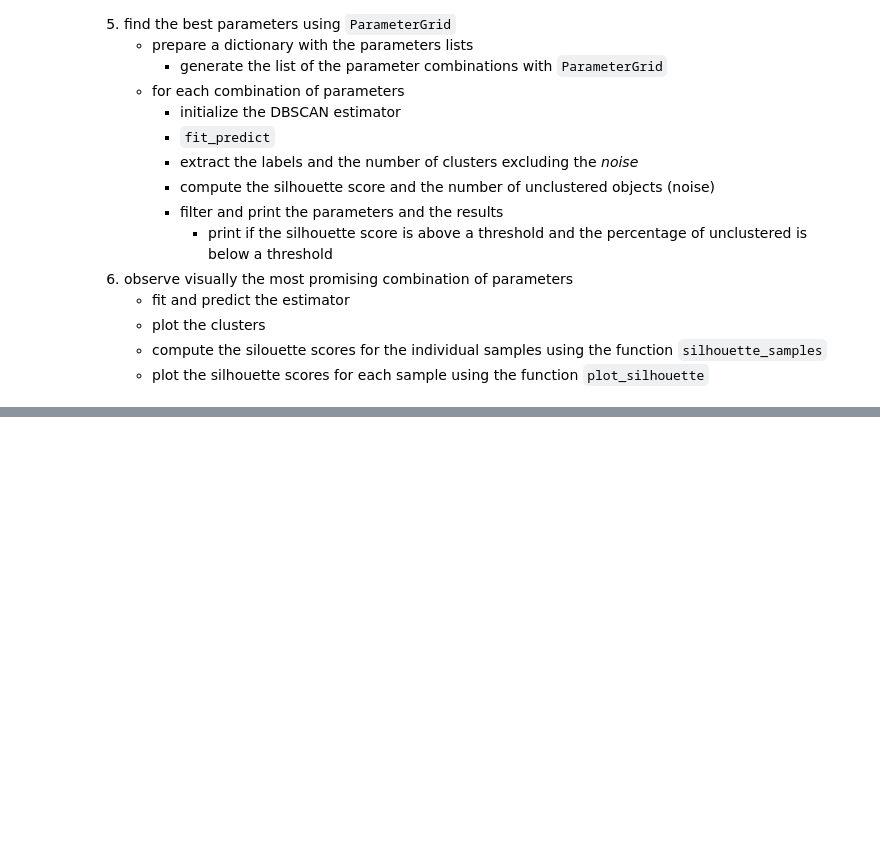
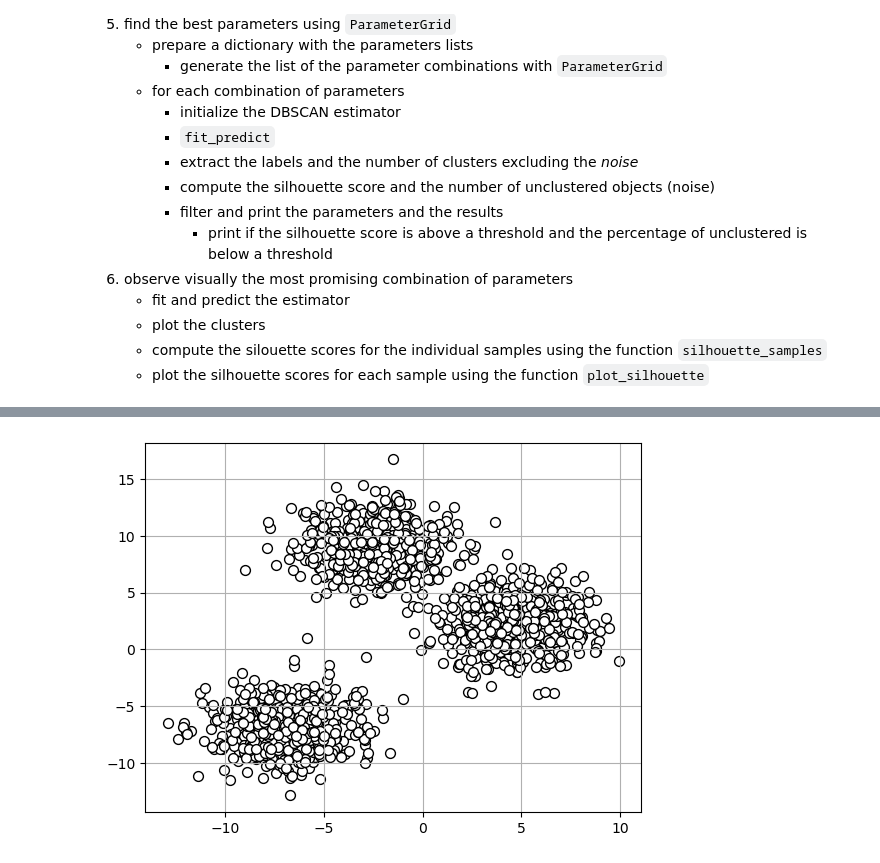
Before and after one commit to Rezashatery/clustering-DBSCAN, a Jupyter notebook: clustering-DBSCAN.ipynb, the cells around one changed output, grey strips where cells are left out. Cells and saved outputs as stored; diff of their text form; code cells hidden in the pictures; blank space fills up the shorter version.

```diff
--- a/clustering-DBSCAN.ipynb
+++ b/clustering-DBSCAN.ipynb
@@ -98,0 +121,4 @@ def plot_clusters(X, y, dim, points,
+# %%
+X = X[:,[0,1]]
+focus = [0,1]
+# focus = [0,2]
@@ -98,0 +130,10 @@ def plot_clusters(X, y, dim, points,
+# %%
+plt.scatter(X[:,focus[0]], X[:,focus[1]]
+            , c='white'          # color filling the data markers
+            , edgecolors='black' # edge color for data markers
+            , marker='o'         # data marker shape, e.g. triangles (v<>^), square (s), star (*), ...
+            , s=50)              # data marker size
+plt.grid()  # plots a grid on the data
+plt.show()
+# %% [output]
+[figure, added]
```
Also changed, not shown: parts of 6 cells of this notebook.
